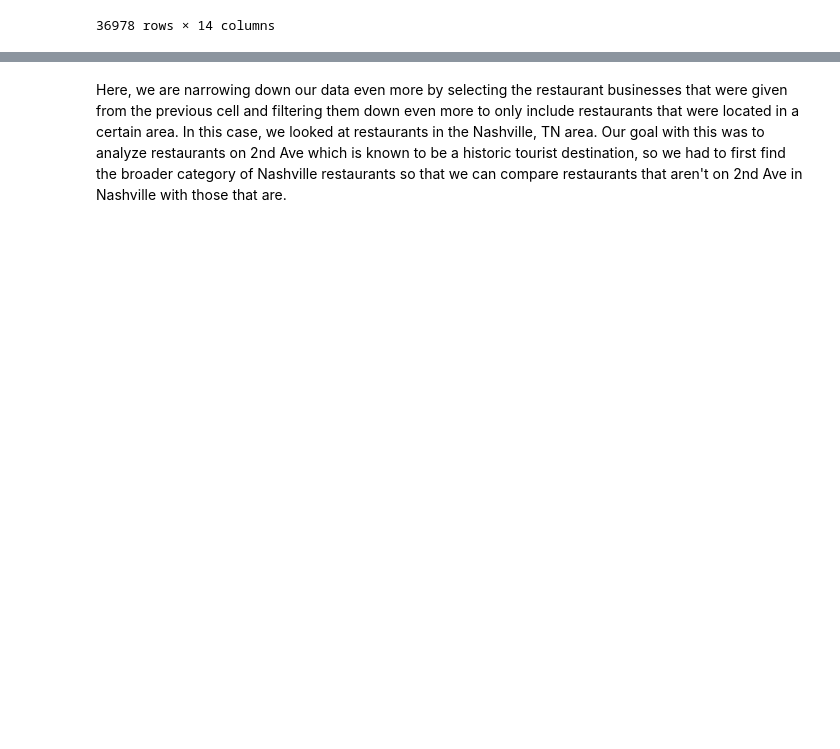
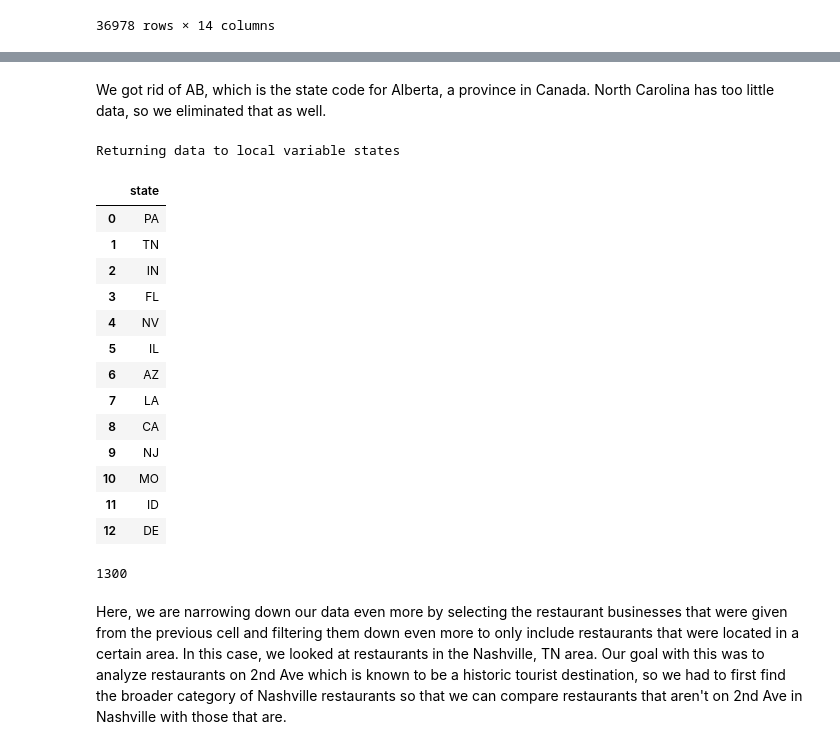
Before and after one commit to rohuihu/info-2950, a Jupyter notebook: yelp_dataset.ipynb, the cells around one changed output, grey strips where cells are left out. Saved outputs shown, nothing was run; the diff lists cells and outputs as text; code cells hidden in the pictures; blank space fills up the shorter version.

```diff
--- a/yelp_dataset.ipynb
+++ b/yelp_dataset.ipynb
@@ -124,0 +150,21 @@ data
+# %% [markdown]
+We got rid of AB, which is the state code for Alberta, a province in Canada.  North Carolina has too little data, so we eliminated that as well.
+# %%
+%sql states << SELECT state FROM data WHERE state != 'AB' and state != 'NC' GROUP BY state
+states
+# %% [output]
+Returning data to local variable states
+|  | state |
+| 0 | PA |
+| 1 | TN |
+| 2 | IN |
+| 3 | FL |
+| 4 | NV |
+| 5 | IL |
+| 6 | AZ |
+| 7 | LA |
+| 8 | CA |
+| 9 | NJ |
+| 10 | MO |
+| 11 | ID |
+| 12 | DE |
@@ -125,2 +180,6 @@ data
+# %%
+all_samples_df = pd.read_csv("all_samples.csv")
+# %% [output]
+1300
 # %% [markdown]
 Here, we are narrowing down our data even more by selecting the restaurant businesses that were given from the previous cell and filtering them down even more to only include restaurants that were located in a certain area. In this case, we looked at restaurants in the Nashville, TN area. Our goal with this was to analyze restaurants on 2nd Ave which is known to be a historic tourist destination, so we had to first find the broader category of Nashville restaurants so that we can compare restaurants that aren't on 2nd Ave in Nashville with those that are.
```
Also changed, not shown: parts of 5 cells of this notebook, 14 other files.
